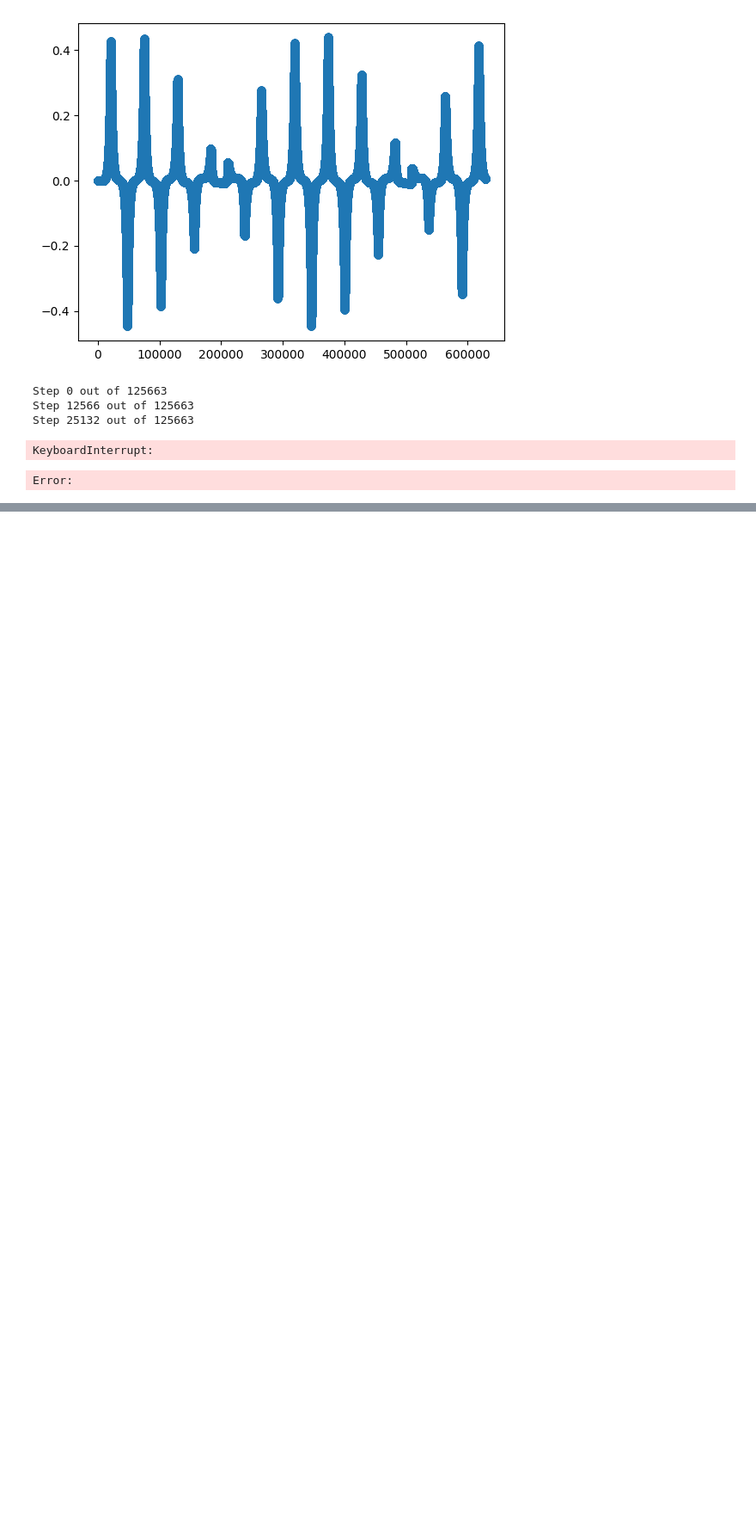
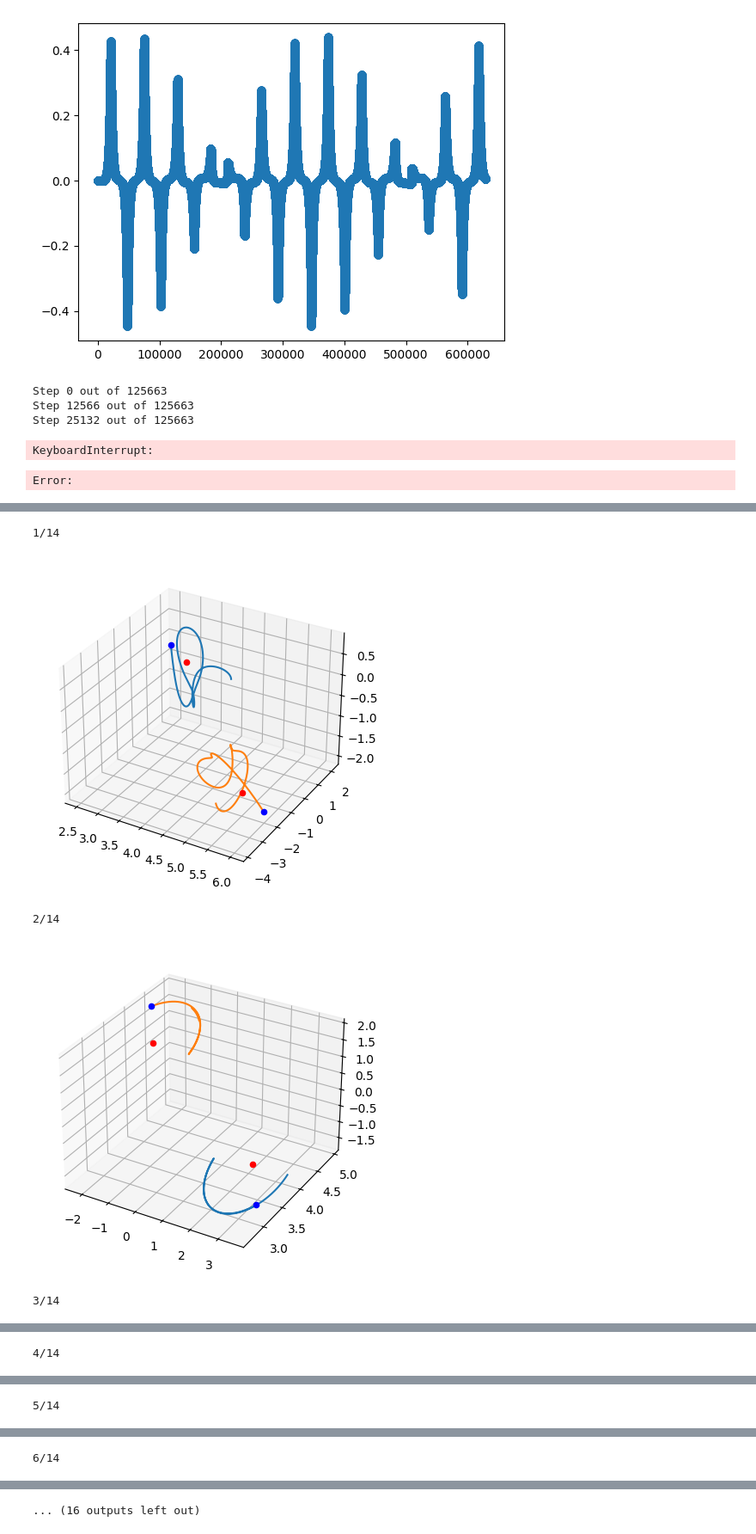
Before and after one commit to AlexPTerry/MMathYLP, a Jupyter notebook: molecule_explore.ipynb, the cells around one changed output, grey strips where cells are left out. Shown at 86% size. Saved outputs shown, nothing was run; the diff lists cells and outputs as text; code cells hidden in the pictures; blank space fills up the shorter version.

```diff
--- a/molecule_explore.ipynb
+++ b/molecule_explore.ipynb
@@ -727,0 +1588,46 @@ Epoch 0, Batch 70, Loss: 0.3200938105583191, Params: k_spr: tensor([7.9915]), ep
+# %%
+import matplotlib.pyplot as plt
+
+a1 = 1
+a2 = 0
+for i, dic in enumerate(data):
+    print(f"\n{i+1}/{len(data)}")
+    trajectories = dic["trajectories"]
+    n_q = dic["n_q"]
+    h_q = trajectories[:, :, 0]
+    plt.plot(trajectories[a1, 0, :], trajectories[a2, 0, :], zorder=0)
+    plt.scatter(n_q[a1, 0], n_q[a2, 0], c='red', zorder=1)
+    plt.scatter(h_q[a1, 0], h_q[a2, 0], c='blue', zorder=1)
+
+    plt.plot(trajectories[a1, 1, :], trajectories[a2, 1, :], zorder=0)
+    plt.scatter(n_q[a1, 1], n_q[a2, 1], c='red', zorder=1)
+    plt.scatter(h_q[a1, 1], h_q[a2, 1], c='blue', zorder=1)
+
+    plt.show()
+# %%
+a1 = 0
+a2 = 1
+a3 = 2
+
+for i, dic in enumerate(data):
+    print(f"\n{i+1}/{len(data)}")
+    trajectories = dic["trajectories"]
+    n_q = dic["n_q"]
+    h_q = trajectories[:, :, 0]
+
+    ax = plt.figure().add_subplot(projection='3d')
+    ax.plot(trajectories[a1, 0, :], trajectories[a2, 0, :], trajectories[a3, 0, :])
+    ax.scatter(n_q[a1, 0], n_q[a2, 0], n_q[a3, 0], c='red')
+    ax.scatter(h_q[a1, 0], h_q[a2, 0], h_q[a3, 0], c='blue')
+
+    ax.plot(trajectories[a1, 1, :], trajectories[a2, 1, :], trajectories[a3, 1, :])
+    ax.scatter(n_q[a1, 1], n_q[a2, 1], n_q[a3, 1], c='red', zorder=1)
+    ax.scatter(h_q[a1, 1], h_q[a2, 1], h_q[a3, 1], c='blue', zorder=1)
+
+    plt.show()
+# %% [output]
+1/14
+[figure, added]
+2/14
+[figure, added]
+3/14
@@ -727,0 +1635 @@ Epoch 0, Batch 70, Loss: 0.3200938105583191, Params: k_spr: tensor([7.9915]), ep
+4/14
@@ -727,0 +1637 @@ Epoch 0, Batch 70, Loss: 0.3200938105583191, Params: k_spr: tensor([7.9915]), ep
+5/14
@@ -727,0 +1639 @@ Epoch 0, Batch 70, Loss: 0.3200938105583191, Params: k_spr: tensor([7.9915]), ep
+6/14
@@ -727,0 +1641 @@ Epoch 0, Batch 70, Loss: 0.3200938105583191, Params: k_spr: tensor([7.9915]), ep
+... (16 outputs left out)
```
Also changed, not shown: parts of 19 cells of this notebook.
